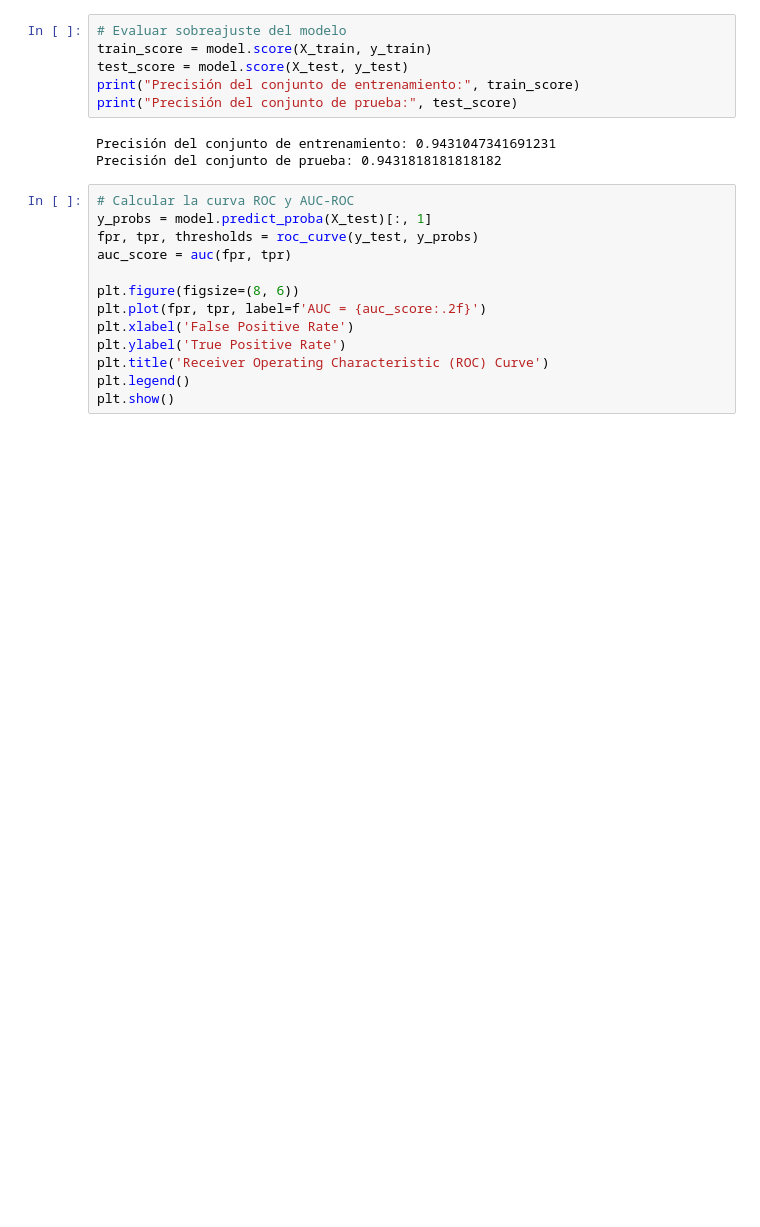
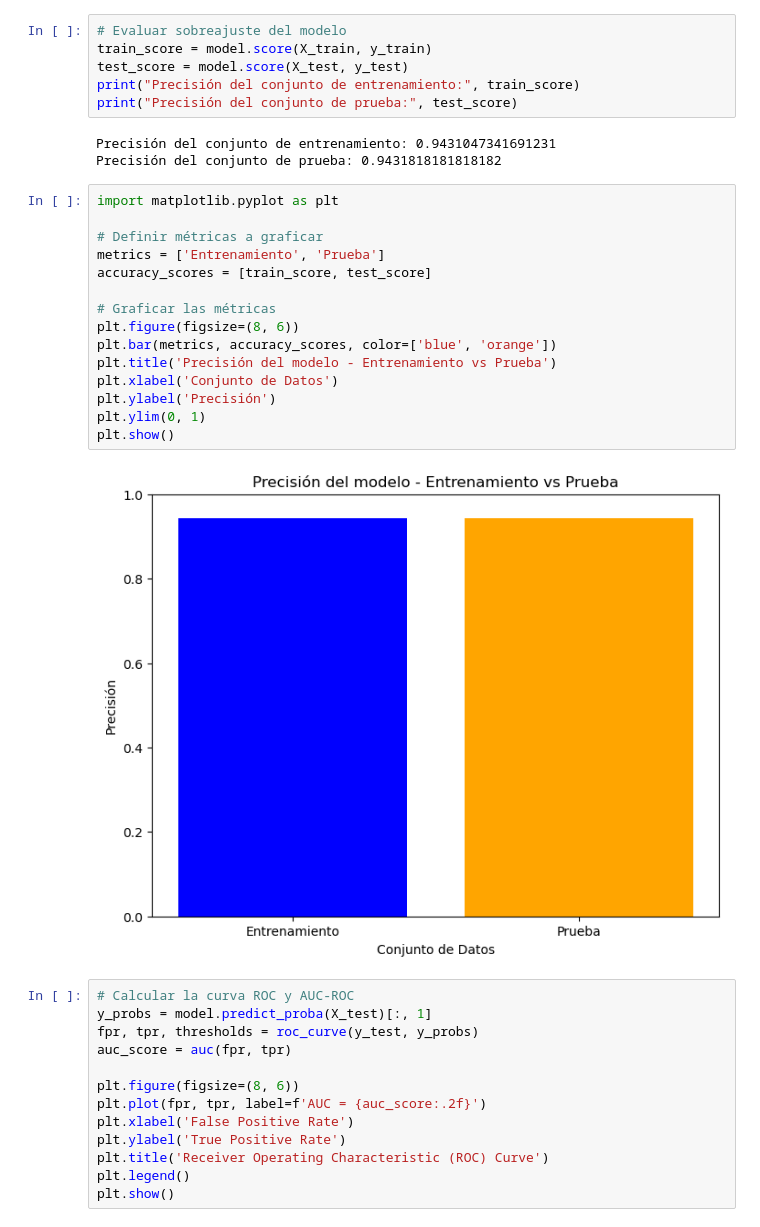
Before and after one commit to memowayun/ProyectoIntegradorEq36_ScoreRiesgoCred, a Jupyter notebook: Avance3_36.ipynb, the cells around one changed output. Drawn from its saved outputs; the diff is of its cells as text; blank space fills up the shorter version.

```diff
--- a/Avance3_36.ipynb
+++ b/Avance3_36.ipynb
@@ -143,6 +140,23 @@ print("Precisión del conjunto de prueba:", test_score)
 # %% [output]
 Precisión del conjunto de entrenamiento: 0.9431047341691231
 Precisión del conjunto de prueba: 0.9431818181818182
+# %%
+import matplotlib.pyplot as plt
+
+# Definir métricas a graficar
+metrics = ['Entrenamiento', 'Prueba']
+accuracy_scores = [train_score, test_score]
+
+# Graficar las métricas
+plt.figure(figsize=(8, 6))
+plt.bar(metrics, accuracy_scores, color=['blue', 'orange'])
+plt.title('Precisión del modelo - Entrenamiento vs Prueba')
+plt.xlabel('Conjunto de Datos')
+plt.ylabel('Precisión')
+plt.ylim(0, 1)
+plt.show()
+# %% [output]
+[figure, added]
 # %%
 # Calcular la curva ROC y AUC-ROC
 y_probs = model.predict_proba(X_test)[:, 1]
```
Also changed, not shown: parts of 9 cells of this notebook.
